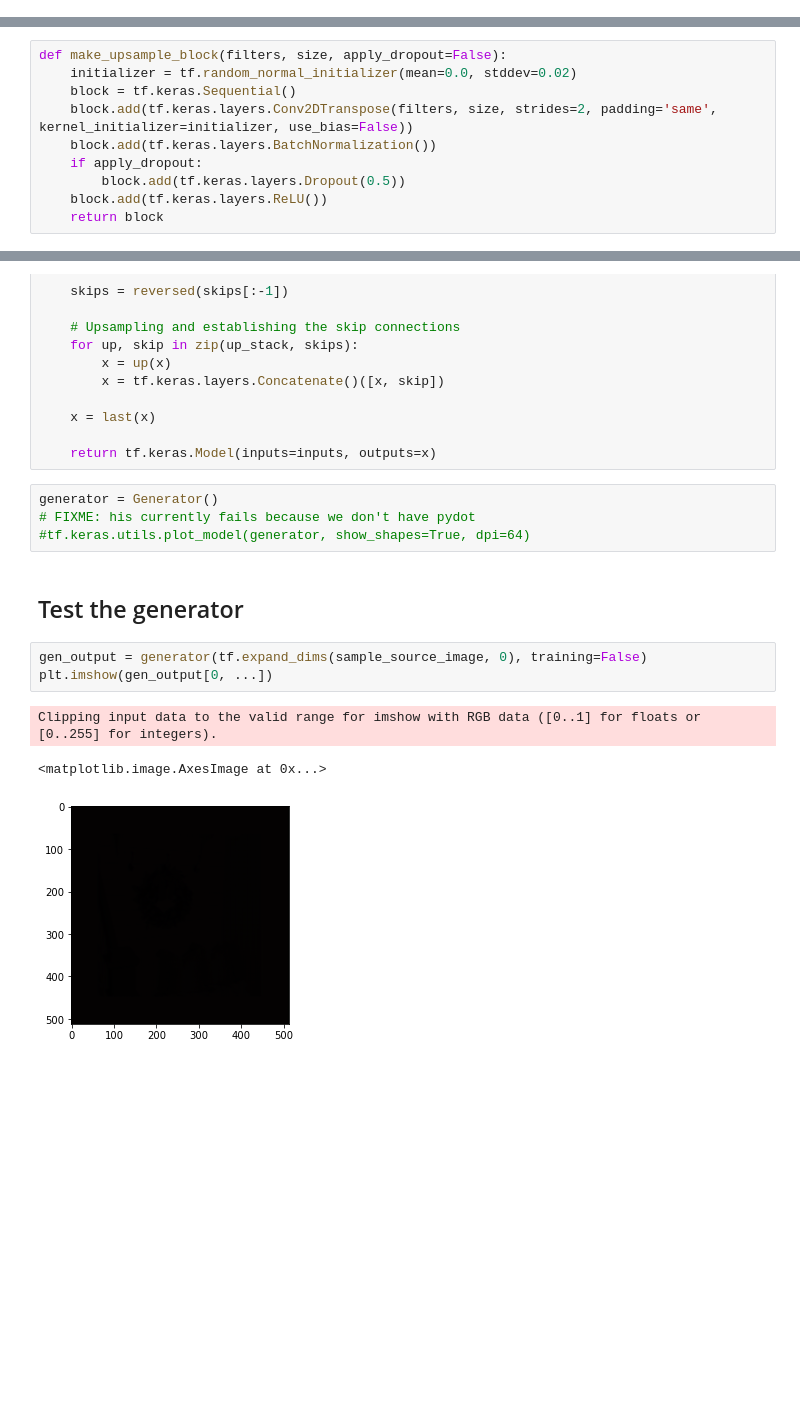
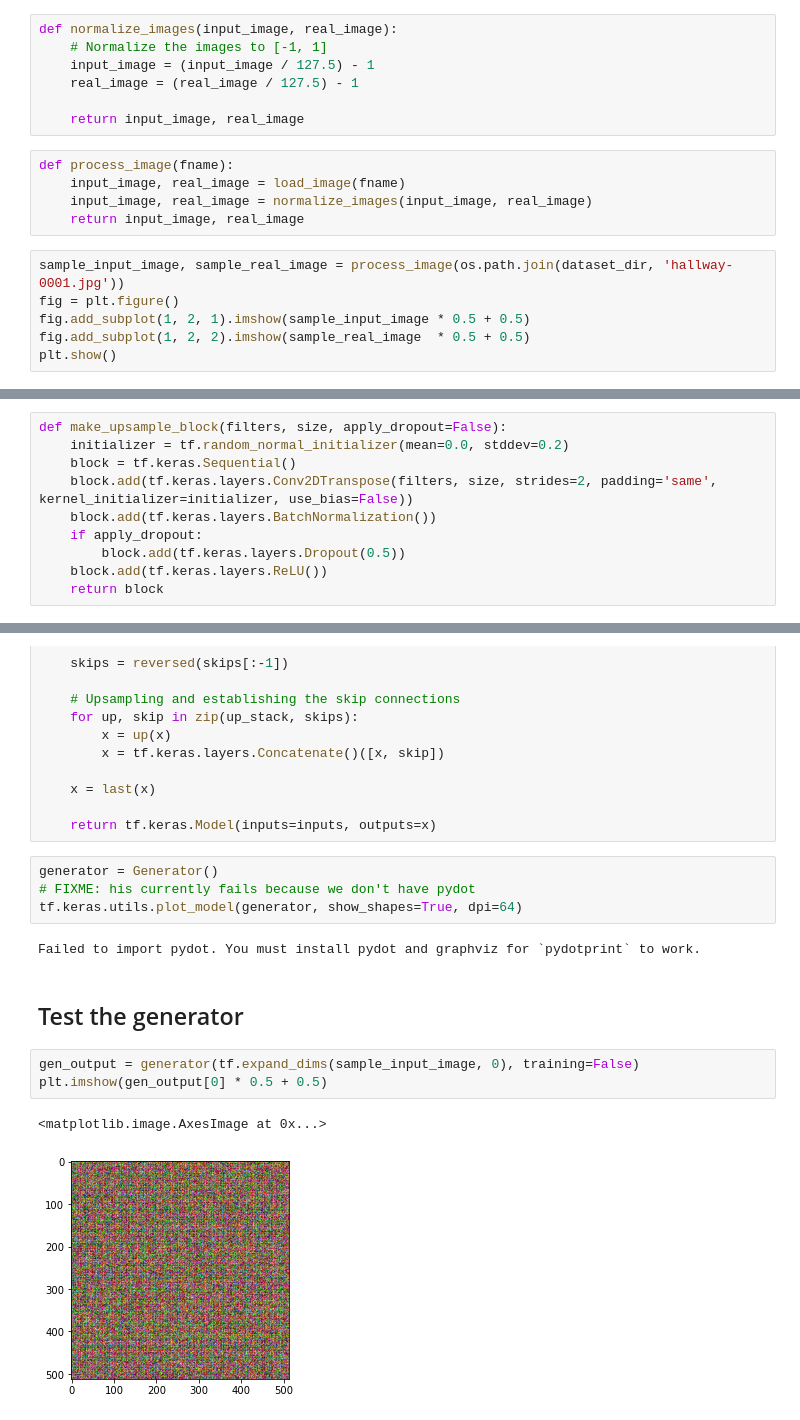
Before and after one commit to fdb/pix2pix-from-scratch, a Jupyter notebook: pix2pix.ipynb, the cells around one changed output, grey strips where cells are left out. Drawn from its saved outputs; the diff is of its cells as text; blank space fills up the shorter version.

Commit message:
Full model - with errors.
Currently the model only shows black?!

```diff
--- a/pix2pix.ipynb
+++ b/pix2pix.ipynb
@@ -92,0 +62,18 @@ plt.show()
+# %%
+def normalize_images(input_image, real_image):
+    # Normalize the images to [-1, 1]
+    input_image = (input_image / 127.5) - 1
+    real_image = (real_image / 127.5) - 1
+
+    return input_image, real_image
+# %%
+def process_image(fname):
+    input_image, real_image = load_image(fname)
+    input_image, real_image = normalize_images(input_image, real_image)
+    return input_image, real_image
+# %%
+sample_input_image, sample_real_image = process_image(os.path.join(dataset_dir, 'hallway-0001.jpg'))
+fig = plt.figure()
+fig.add_subplot(1, 2, 1).imshow(sample_input_image * 0.5 + 0.5)
+fig.add_subplot(1, 2, 2).imshow(sample_real_image  * 0.5 + 0.5)
+plt.show()
@@ -127,7 +118,7 @@ print(test_downsample_result.shape)
 (1, 256, 256, 3)
 # %%
 def make_upsample_block(filters, size, apply_dropout=False):
-    initializer = tf.random_normal_initializer(mean=0.0, stddev=0.02)
+    initializer = tf.random_normal_initializer(mean=0.0, stddev=0.2)
     block = tf.keras.Sequential()
     block.add(tf.keras.layers.Conv2DTranspose(filters, size, strides=2, padding='same', kernel_initializer=initializer, use_bias=False))
     block.add(tf.keras.layers.BatchNormalization())
@@ -191,13 +182,14 @@ def Generator():
 # %%
 generator = Generator()
 # FIXME: his currently fails because we don't have pydot
-#tf.keras.utils.plot_model(generator, show_shapes=True, dpi=64)
+tf.keras.utils.plot_model(generator, show_shapes=True, dpi=64)
+# %% [output]
+Failed to import pydot. You must install pydot and graphviz for `pydotprint` to work.
 # %% [markdown]
 ## Test the generator
 # %%
-gen_output = generator(tf.expand_dims(sample_source_image, 0), training=False)
-plt.imshow(gen_output[0, ...])
+gen_output = generator(tf.expand_dims(sample_input_image, 0), training=False)
+plt.imshow(gen_output[0] * 0.5 + 0.5)
 # %% [output]
-Clipping input data to the valid range for imshow with RGB data ([0..1] for floats or [0..255] for integers).
+<matplotlib.image.AxesImage at 0x...>
-<matplotlib.image.AxesImage at 0x...>
-[figure, old version]
+[figure, new version]
```
Also changed, not shown: parts of 33 cells of this notebook, 2 other files.
